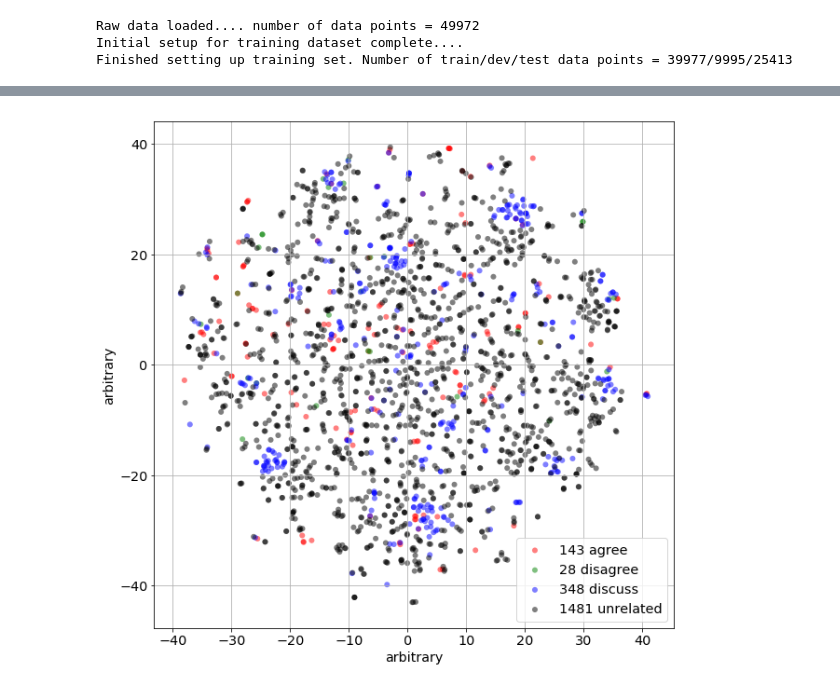
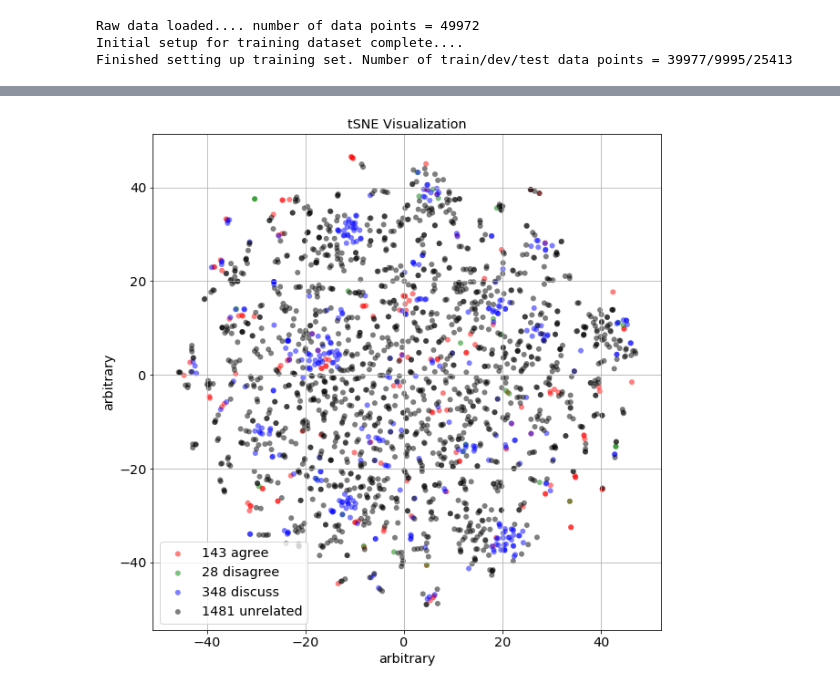
Before and after one commit to FTLiao/fakemews, a Jupyter notebook: Stance Visualization.ipynb, the cells around one changed output, grey strips where cells are left out. Drawn from its saved outputs; the diff is of its cells as text; code cells hidden in the pictures.

Commit message:
Adding tsne plot

```diff
--- a/Stance Visualization.ipynb
+++ b/Stance Visualization.ipynb
@@ -53,10 +53,9 @@ Raw data loaded.... number of data points = 49972
 Initial setup for training dataset complete....
 Finished setting up training set. Number of train/dev/test data points = 39977/9995/25413
 # %%
-%time
 start = time.time()
 t_sne = TSNE(n_components=2)
-t_sne.set_params(n_components=2, perplexity=50.0, early_exaggeration=12.0
+t_sne.set_params(n_components=2, perplexity=50.0, early_exaggeration=1.0
                , learning_rate=300.0, n_iter=500, n_iter_without_progress=100
                , min_grad_norm=1e-07
                , metric='euclidean', init='random', verbose=0
@@ -66,5 +65,5 @@ X_embedded = dic['train_x'][:npts,:]
 Y_embedded = dic['train_y'][:npts,:].argmax(axis=1)
 X_embedded = t_sne.fit_transform(X_embedded)
 end = time.time()
-print('Time spent = %f')
+print('Time spent = %f seconds' % (end-start))
 # %% [output]
@@ -73,4 +71,4 @@ Wall time: 7.15 µs
 # %%
-plot_tsne_scattering(X_embedded, Y_embedded, label_ref_rev)
+plot_tsne_scattering(X_embedded, Y_embedded, label_ref_rev, 'tSNE Visualization')
 # %% [output]
-[figure, old version]
+[figure, new version]
```
Also changed, not shown: parts of 1 cell of this notebook, 2 other files.
